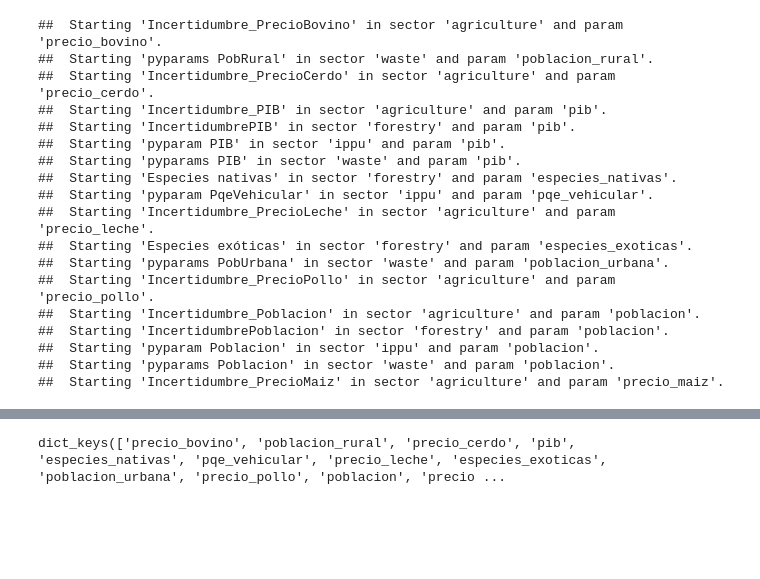
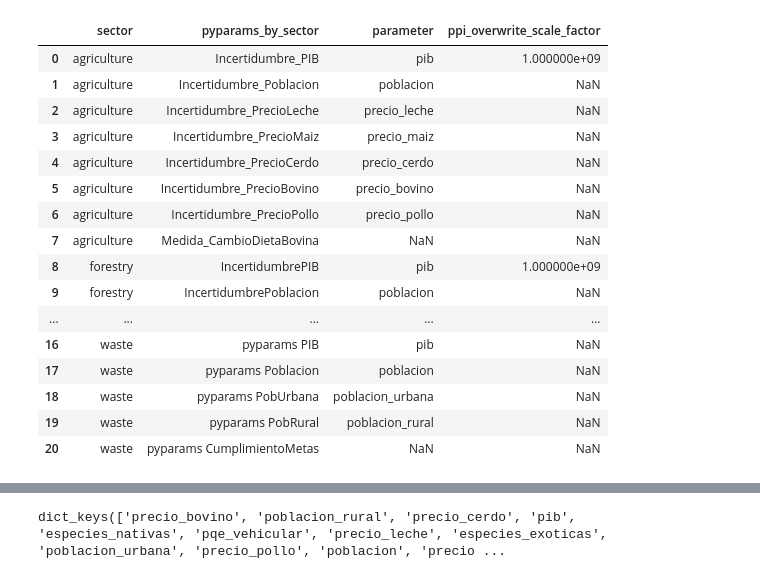
Before and after one commit to emolinaperez/MultiSector_LTS_Chile, a Jupyter notebook: python/convert_pyparams.ipynb, the cells around one changed output, grey strips where cells are left out. Drawn from its saved outputs; the diff is of its cells as text; code cells hidden in the pictures; blank space fills up the shorter version.

Commit message:
Updated parameter_ranges.csv to reflect BAU trajectories for all models (except PMR); updated python models; updated PMR data.

```diff
--- a/python/convert_pyparams.ipynb
+++ b/python/convert_pyparams.ipynb
@@ -72,52 +76,20 @@ dict_ppi[sec]
-# %%
-df_pp = pd.read_csv(sr.fp_csv_attribute_pyparams).dropna(how = "any")
-#set of all parameters to denote in param_ranges
-all_params = set(df_pp["parameter"])
-#initialize dictionary of time series
-dict_param_ts = {}
-#loop over parameters
-for p in all_params:
-    #get the subset
-    df_sub = df_pp[df_pp["parameter"] == p]
-    #get sectors
-    secs_sub = list(df_sub["sector"])
-    #loop
-    for sec in secs_sub:
-        #get the py param that is stored in analytica
-        pyparam = df_sub[df_sub["sector"] == sec]["pyparams_by_sector"].iloc[0]
-        print("##  Starting '%s' in sector '%s' and param '%s'."%(pyparam, sec, p))
-        #pull from dat
-        df_vals = dict_ppi[sec][dict_ppi[sec]["pyparams"] == pyparam].copy().rename(columns = {"value": sec})
-        df_vals = df_vals[["Time", sec]]
-        #check
-        if len(df_vals) > 0:
-            #check for df
-            if p in dict_param_ts.keys():
-                dict_param_ts[p] = pd.merge(dict_param_ts[p], df_vals, how = "outer", on = "Time")
-            else:
-                dict_param_ts[p] = df_vals
-
-        else:
-            print("##  No data found for pypram '%s' in sector '%s' and param '%s'.\n"%(pyparam, sec, p))
-
-    #sort
-    df_pr_out1[p] = dict_param_ts[p].sort_values(by = ["Time"])
-# %% [output]
-##  Starting 'Incertidumbre_PrecioBovino' in sector 'agriculture' and param 'precio_bovino'.
-##  Starting 'pyparams PobRural' in sector 'waste' and param 'poblacion_rural'.
-##  Starting 'Incertidumbre_PrecioCerdo' in sector 'agriculture' and param 'precio_cerdo'.
-##  Starting 'Incertidumbre_PIB' in sector 'agriculture' and param 'pib'.
-##  Starting 'IncertidumbrePIB' in sector 'forestry' and param 'pib'.
-##  Starting 'pyparam PIB' in sector 'ippu' and param 'pib'.
-##  Starting 'pyparams PIB' in sector 'waste' and param 'pib'.
-##  Starting 'Especies nativas' in sector 'forestry' and param 'especies_nativas'.
-##  Starting 'pyparam PqeVehicular' in sector 'ippu' and param 'pqe_vehicular'.
-##  Starting 'Incertidumbre_PrecioLeche' in sector 'agriculture' and param 'precio_leche'.
-##  Starting 'Especies exóticas' in sector 'forestry' and param 'especies_exoticas'.
-##  Starting 'pyparams PobUrbana' in sector 'waste' and param 'poblacion_urbana'.
-##  Starting 'Incertidumbre_PrecioPollo' in sector 'agriculture' and param 'precio_pollo'.
-##  Starting 'Incertidumbre_Poblacion' in sector 'agriculture' and param 'poblacion'.
-##  Starting 'IncertidumbrePoblacion' in sector 'forestry' and param 'poblacion'.
-##  Starting 'pyparam Poblacion' in sector 'ippu' and param 'poblacion'.
-##  Starting 'pyparams Poblacion' in sector 'waste' and param 'poblacion'.
-##  Starting 'Incertidumbre_PrecioMaiz' in sector 'agriculture' and param 'precio_maiz'.
+# %%
+pd.read_csv(sr.fp_csv_attribute_pyparams)
+# %% [output]
+|  | sector | pyparams_by_sector | parameter | ppi_overwrite_scale_factor |
+| 0 | agriculture | Incertidumbre_PIB | pib | 1.000000e+09 |
+| 1 | agriculture | Incertidumbre_Poblacion | poblacion | NaN |
+| 2 | agriculture | Incertidumbre_PrecioLeche | precio_leche | NaN |
+| 3 | agriculture | Incertidumbre_PrecioMaiz | precio_maiz | NaN |
+| 4 | agriculture | Incertidumbre_PrecioCerdo | precio_cerdo | NaN |
+| 5 | agriculture | Incertidumbre_PrecioBovino | precio_bovino | NaN |
+| 6 | agriculture | Incertidumbre_PrecioPollo | precio_pollo | NaN |
+| 7 | agriculture | Medida_CambioDietaBovina | NaN | NaN |
+| 8 | forestry | IncertidumbrePIB | pib | 1.000000e+09 |
+| 9 | forestry | IncertidumbrePoblacion | poblacion | NaN |
+| ... | ... | ... | ... | ... |
+| 16 | waste | pyparams PIB | pib | NaN |
+| 17 | waste | pyparams Poblacion | poblacion | NaN |
+| 18 | waste | pyparams PobUrbana | poblacion_urbana | NaN |
+| 19 | waste | pyparams PobRural | poblacion_rural | NaN |
+| 20 | waste | pyparams CumplimientoMetas | NaN | NaN |
```
Also changed, not shown: parts of 4 cells of this notebook, 17 other files.
